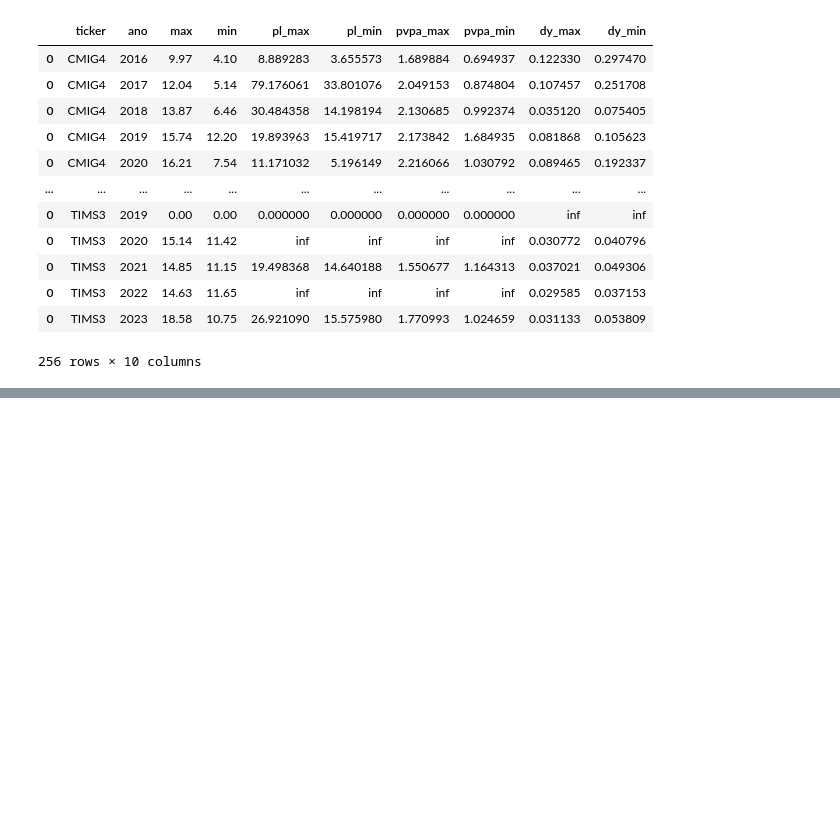
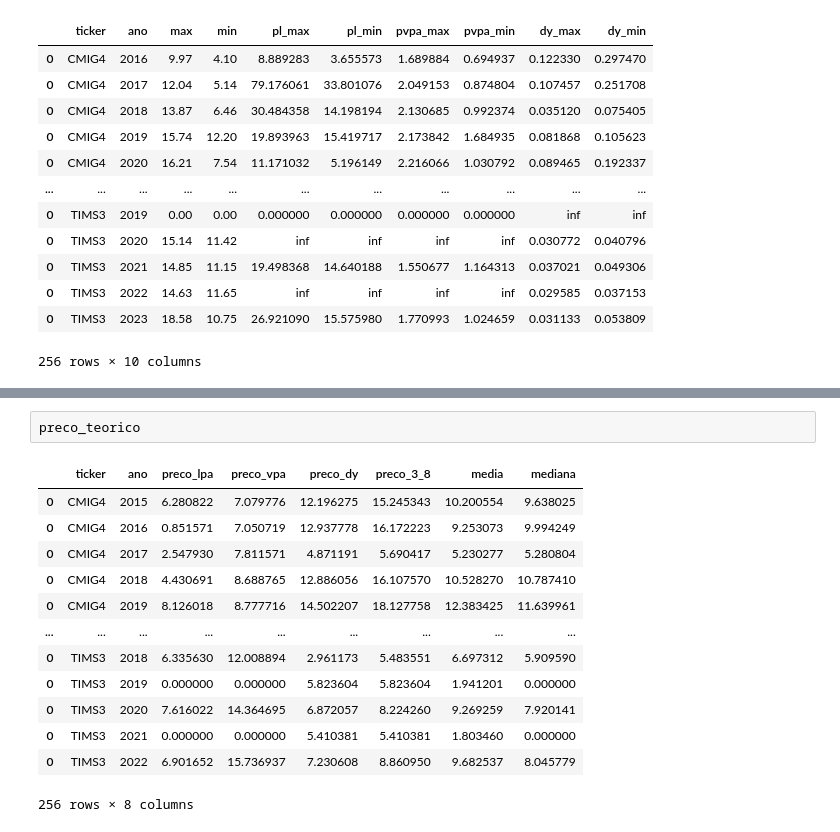
Before and after one commit to eduardopfranca/radar_fundamentalista, a Jupyter notebook: preco_teto.ipynb, the cells around one changed output, grey strips where cells are left out. Cells and saved outputs as stored; diff of their text form; blank space fills up the shorter version.

```diff
--- a/preco_teto.ipynb
+++ b/preco_teto.ipynb
@@ -223,0 +251,16 @@ for i in range(len(empresas)):
+# %%
+preco_teorico
+# %% [output]
+|  | ticker | ano | preco_lpa | preco_vpa | preco_dy | preco_3_8 | media | mediana |
+| 0 | CMIG4 | 2015 | 6.280822 | 7.079776 | 12.196275 | 15.245343 | 10.200554 | 9.638025 |
+| 0 | CMIG4 | 2016 | 0.851571 | 7.050719 | 12.937778 | 16.172223 | 9.253073 | 9.994249 |
+| 0 | CMIG4 | 2017 | 2.547930 | 7.811571 | 4.871191 | 5.690417 | 5.230277 | 5.280804 |
+| 0 | CMIG4 | 2018 | 4.430691 | 8.688765 | 12.886056 | 16.107570 | 10.528270 | 10.787410 |
+| 0 | CMIG4 | 2019 | 8.126018 | 8.777716 | 14.502207 | 18.127758 | 12.383425 | 11.639961 |
+| ... | ... | ... | ... | ... | ... | ... | ... | ... |
+| 0 | TIMS3 | 2018 | 6.335630 | 12.008894 | 2.961173 | 5.483551 | 6.697312 | 5.909590 |
+| 0 | TIMS3 | 2019 | 0.000000 | 0.000000 | 5.823604 | 5.823604 | 1.941201 | 0.000000 |
+| 0 | TIMS3 | 2020 | 7.616022 | 14.364695 | 6.872057 | 8.224260 | 9.269259 | 7.920141 |
+| 0 | TIMS3 | 2021 | 0.000000 | 0.000000 | 5.410381 | 5.410381 | 1.803460 | 0.000000 |
+| 0 | TIMS3 | 2022 | 6.901652 | 15.736937 | 7.230608 | 8.860950 | 9.682537 | 8.045779 |
+256 rows × 8 columns
```
Also changed, not shown: parts of 7 cells of this notebook, 2 other files.
